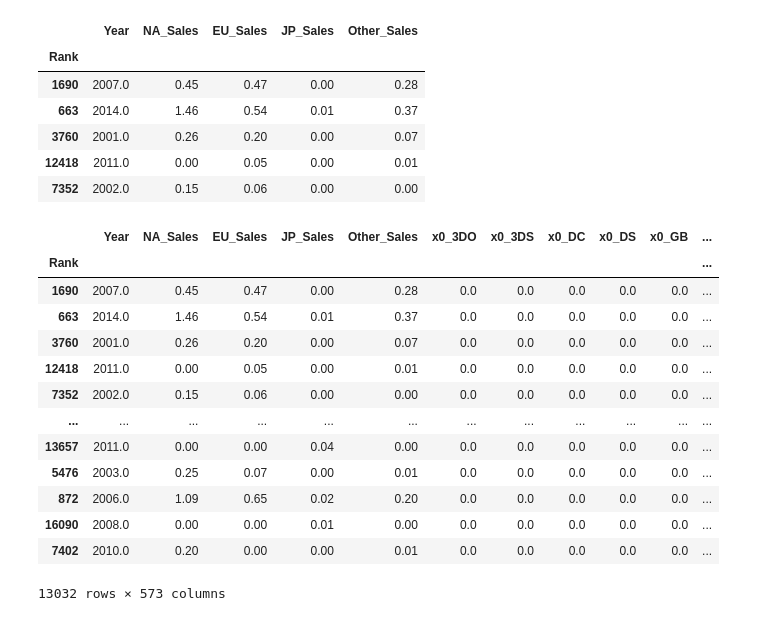
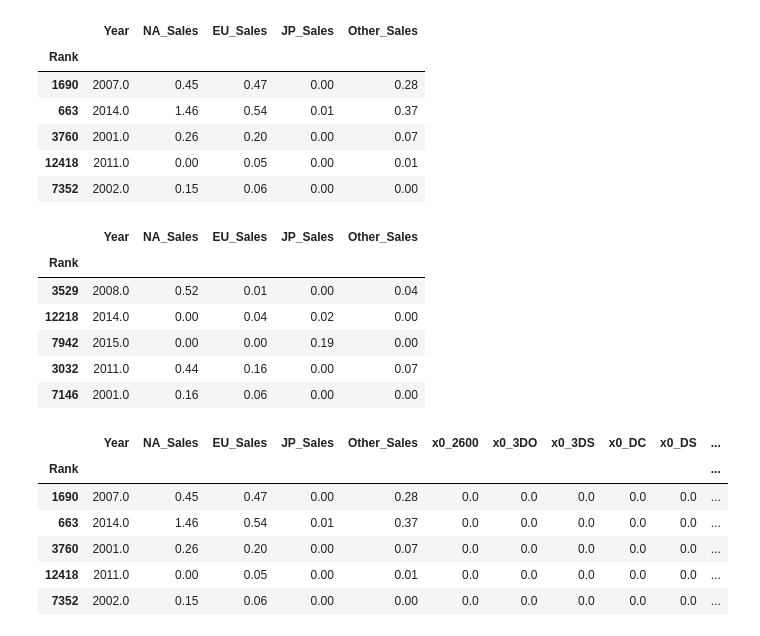
Before and after one commit to RCKettel/CapstoneProject, a Jupyter notebook: Notebooks/VideoGameSales.ipynb, the cells around one changed output. Saved outputs shown, nothing was run; the diff lists cells and outputs as text; code cells hidden in the pictures.

```diff
--- a/Notebooks/VideoGameSales.ipynb
+++ b/Notebooks/VideoGameSales.ipynb
@@ -119,11 +141,11 @@ y_train.shape
 # %%
 # One hotting categorical columns
-ohe = OneHotEncoder(drop='first')
+ohe = OneHotEncoder(handle_unknown='ignore')
 
-ohe.fit(X_train[['Platform', 'Genre', 'Publisher']])
+ohe.fit(X_train[['Platform', 'Genre', 'Publisher']],)
 
-ohe_cats = pd.DataFrame(ohe.transform(X_train[['Platform', 'Genre', 'Publisher']]).todense(), columns=ohe.get_feature_names(),
-                       index=X_train.index)
+ohe_cats = pd.DataFrame(ohe.transform(X_train[['Platform', 'Genre', 'Publisher']]).todense(),
+                        columns=ohe.get_feature_names(),index=X_train.index)
 
 ohe_cats.head()
 # %% [output]
@@ -149,22 +197,25 @@ X_train.head()
 | 3760 | 2001.0 | 0.26 | 0.20 | 0.00 | 0.07 |
 | 12418 | 2011.0 | 0.00 | 0.05 | 0.00 | 0.01 |
 | 7352 | 2002.0 | 0.15 | 0.06 | 0.00 | 0.00 |
+# %%
+X_test.head()
+# %% [output]
+|  | Year | NA_Sales | EU_Sales | JP_Sales | Other_Sales |
+| Rank |  |  |  |  |  |
+| 3529 | 2008.0 | 0.52 | 0.01 | 0.00 | 0.04 |
+| 12218 | 2014.0 | 0.00 | 0.04 | 0.02 | 0.00 |
+| 7942 | 2015.0 | 0.00 | 0.00 | 0.19 | 0.00 |
+| 3032 | 2011.0 | 0.44 | 0.16 | 0.00 | 0.07 |
+| 7146 | 2001.0 | 0.16 | 0.06 | 0.00 | 0.00 |
 # %%
 # Adding the one hotted columns back into the DF
 X_train_ohe = pd.concat([X_train, ohe_cats], axis=1)
-X_train_ohe
+X_train_ohe.head()
 # %% [output]
-|  | Year | NA_Sales | EU_Sales | JP_Sales | Other_Sales | x0_3DO | x0_3DS | x0_DC | x0_DS | x0_GB | ... |
+|  | Year | NA_Sales | EU_Sales | JP_Sales | Other_Sales | x0_2600 | x0_3DO | x0_3DS | x0_DC | x0_DS | ... |
 | Rank |  |  |  |  |  |  |  |  |  |  | ... |
 | 1690 | 2007.0 | 0.45 | 0.47 | 0.00 | 0.28 | 0.0 | 0.0 | 0.0 | 0.0 | 0.0 | ... |
 | 663 | 2014.0 | 1.46 | 0.54 | 0.01 | 0.37 | 0.0 | 0.0 | 0.0 | 0.0 | 0.0 | ... |
 | 3760 | 2001.0 | 0.26 | 0.20 | 0.00 | 0.07 | 0.0 | 0.0 | 0.0 | 0.0 | 0.0 | ... |
 | 12418 | 2011.0 | 0.00 | 0.05 | 0.00 | 0.01 | 0.0 | 0.0 | 0.0 | 0.0 | 0.0 | ... |
 | 7352 | 2002.0 | 0.15 | 0.06 | 0.00 | 0.00 | 0.0 | 0.0 | 0.0 | 0.0 | 0.0 | ... |
-| ... | ... | ... | ... | ... | ... | ... | ... | ... | ... | ... | ... |
-| 13657 | 2011.0 | 0.00 | 0.00 | 0.04 | 0.00 | 0.0 | 0.0 | 0.0 | 0.0 | 0.0 | ... |
-| 5476 | 2003.0 | 0.25 | 0.07 | 0.00 | 0.01 | 0.0 | 0.0 | 0.0 | 0.0 | 0.0 | ... |
-| 872 | 2006.0 | 1.09 | 0.65 | 0.02 | 0.20 | 0.0 | 0.0 | 0.0 | 0.0 | 0.0 | ... |
-| 16090 | 2008.0 | 0.00 | 0.00 | 0.01 | 0.00 | 0.0 | 0.0 | 0.0 | 0.0 | 0.0 | ... |
-| 7402 | 2010.0 | 0.20 | 0.00 | 0.00 | 0.01 | 0.0 | 0.0 | 0.0 | 0.0 | 0.0 | ... |
-13032 rows × 573 columns
```
Also changed, not shown: parts of 51 cells of this notebook.
